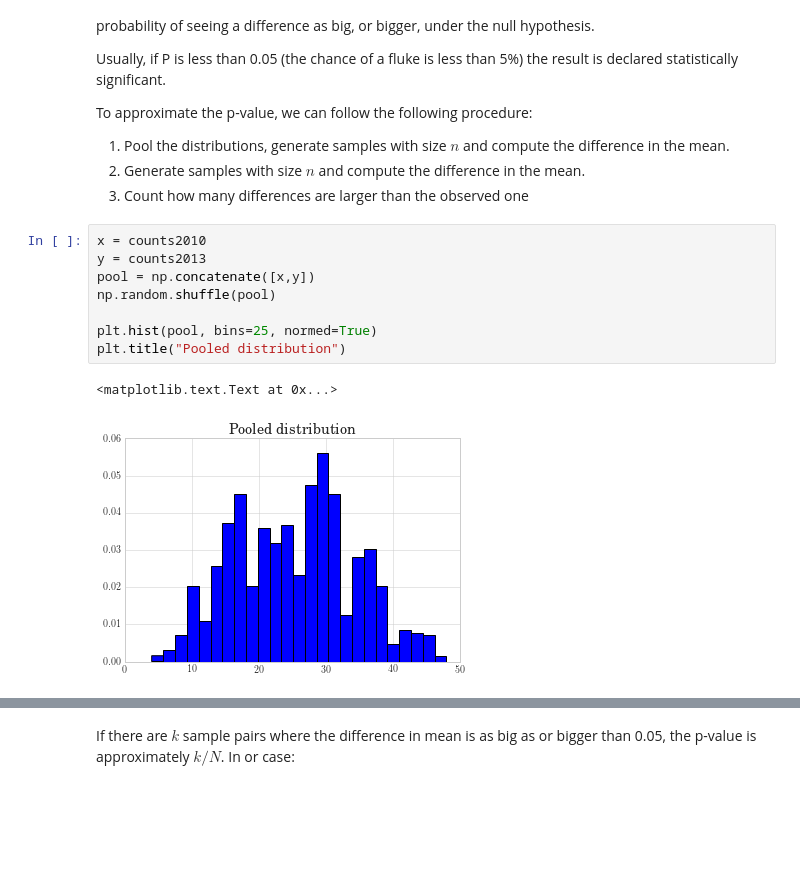
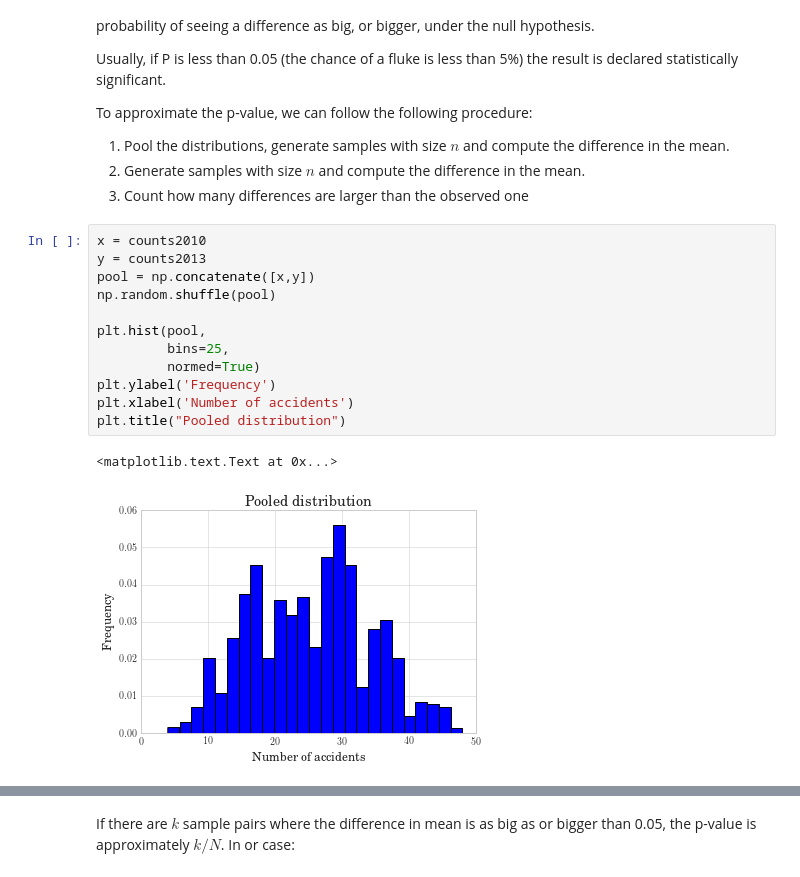
Before and after one commit to DataScienceUB/introduction-datascience-python-book, a Jupyter notebook: ch04_Statistical_Inference.ipynb, the cells around one changed output, grey strips where cells are left out. Drawn from its saved outputs; the diff is of its cells as text; blank space fills up the shorter version.

```diff
--- a/ch04_Statistical_Inference.ipynb
+++ b/ch04_Statistical_Inference.ipynb
@@ -464,12 +507,16 @@ To approximate the p-value, we can follow the following procedure:
 # %%
 x = counts2010
 y = counts2013
 pool = np.concatenate([x,y])
 np.random.shuffle(pool)
 
-plt.hist(pool, bins=25, normed=True)
+plt.hist(pool,
+         bins=25,
+         normed=True)
+plt.ylabel('Frequency')
+plt.xlabel('Number of accidents')
 plt.title("Pooled distribution")
 # %% [output]
 <matplotlib.text.Text at 0x...>
-[figure, old version]
+[figure, new version]
 # %%
```
Also changed, not shown: parts of 18 cells of this notebook.
